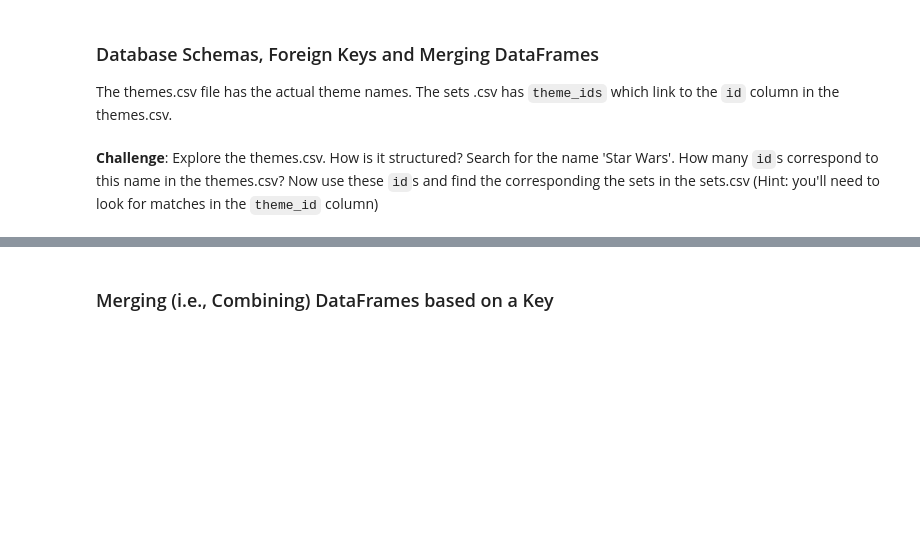
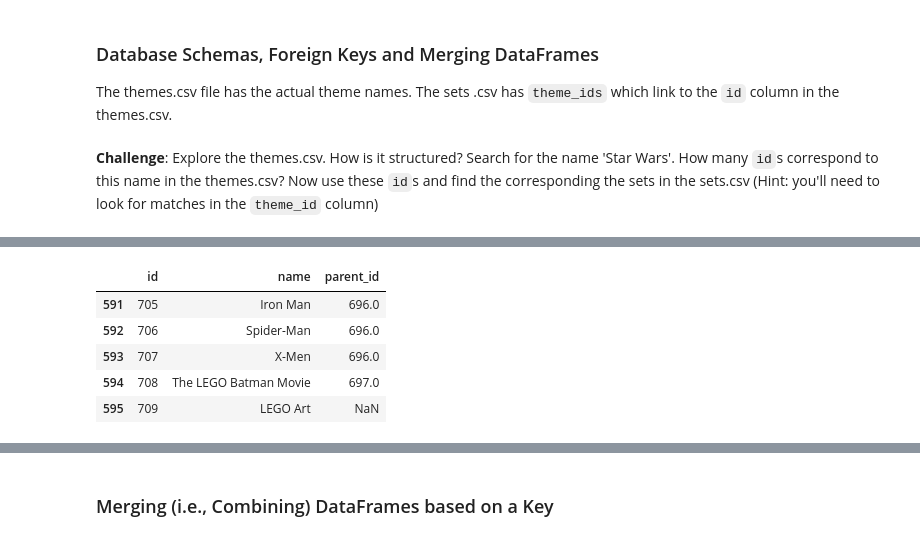
Before and after one commit to bnedjm/100-Dayz-of-Code, a Jupyter notebook: 04-Advanced-Section/Day-074 - Aggregate & Merge Data with Pandas - Analyse the LEGO Dataset/Lego_Analysis_for_Course_.ipynb, the cells around one changed output, grey strips where cells are left out. Cells and saved outputs as stored; diff of their text form; code cells hidden in the pictures; blank space fills up the shorter version.

```diff
--- a/04-Advanced-Section/Day-074 - Aggregate & Merge Data with Pandas - Analyse the LEGO Dataset/Lego_Analysis_for_Course_.ipynb
+++ b/04-Advanced-Section/Day-074 - Aggregate & Merge Data with Pandas - Analyse the LEGO Dataset/Lego_Analysis_for_Course_.ipynb
@@ -267,0 +292,9 @@ The themes.csv file has the actual theme names. The sets .csv has <code>theme_id
+# %%
+themes_df.tail()
+# %% [output]
+|  | id | name | parent_id |
+| 591 | 705 | Iron Man | 696.0 |
+| 592 | 706 | Spider-Man | 696.0 |
+| 593 | 707 | X-Men | 696.0 |
+| 594 | 708 | The LEGO Batman Movie | 697.0 |
+| 595 | 709 | LEGO Art | NaN |
```
Also changed, not shown: parts of 6 cells of this notebook.
